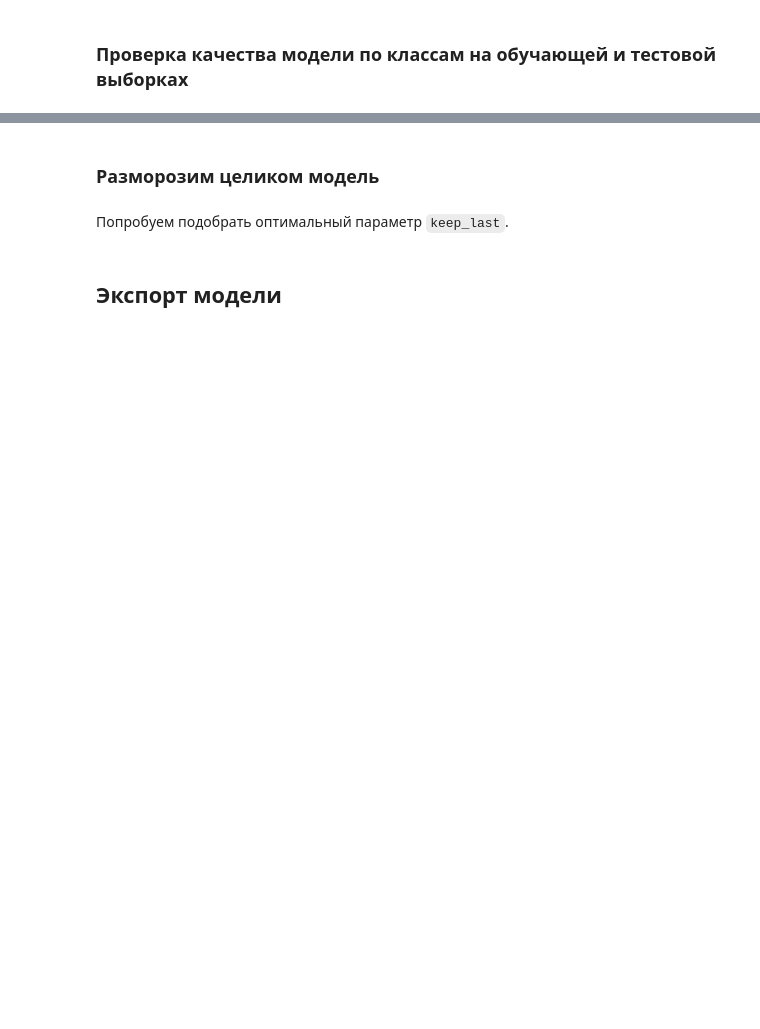
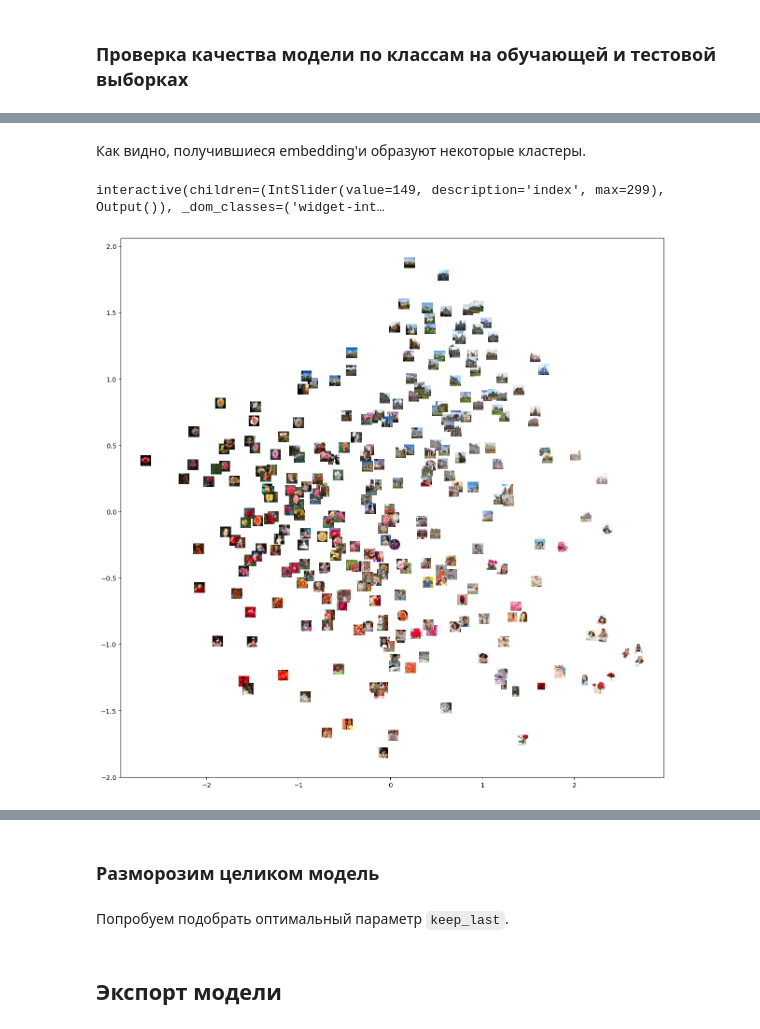
Before and after one commit to DeadlySquad13/t5-2-Neuroscience__Labs, a Jupyter notebook: src/lab5/main.ipynb, the cells around one changed output, grey strips where cells are left out. Drawn from its saved outputs; the diff is of its cells as text; code cells hidden in the pictures; blank space fills up the shorter version.

```diff
--- a/src/lab5/main.ipynb
+++ b/src/lab5/main.ipynb
@@ -551,0 +571,2 @@ compare_classification_reports(dataloader)
+# %%
+results = get_encoder_results(model, dataloader)
@@ -551,0 +575,24 @@ compare_classification_reports(dataloader)
+# %%
+# Тут мы применяем уменьшение размерности к многомерному
+# эмбеддингу, полученному из бутылочного горлышка автоэнкодера.
+# Можете попробовать сделать число нейронов равное 2
+# и тогда данный этап можно пропустить и написать просто:
+# projection = embeddings
+
+from sklearn.decomposition import PCA
+from matplotlib.offsetbox import OffsetImage, AnnotationBbox
+
+def visualize_images_embeddings(images: NDArray, embeddings: NDArray):
+    projections = PCA(n_components=2).fit_transform(embeddings)
+
+    def implot(x, y, image, ax, zoom=1):
+        im = OffsetImage(image, zoom=zoom)
+        ab = AnnotationBbox(im, (x, y), xycoords='data', frameon=False)
+        ax.add_artist(ab)
+        ax.update_datalim(np.column_stack([x, y]))
+        ax.autoscale()
+
+    fig, ax = plt.subplots(1, 1, figsize=(15, 15))
+    for img, x in zip(images, projections):
+        img = img.reshape(32, 32, 3)/255.
+        implot(x[0], x[1], img, ax=ax, zoom=0.5)
@@ -551,0 +601,21 @@ compare_classification_reports(dataloader)
+# %%
+from ipywidgets import interact
+
+def report_encoder_results(images: NDArray, reconstructs: NDArray, embeddings: NDArray):
+    def draw_comparision(index: int):
+       fig, ax = plt.subplots(1, 2, figsize=(10, 5))
+       ax[0].imshow(images[index].reshape(32,32,3)/255.)
+       ax[1].imshow(reconstructs[index].reshape(32,32,3))
+       ax[0].set_title('Оригинал')
+       ax[1].set_title('Восстановленное изображение')
+
+    interact(draw_comparision, index=(0, len(images) - 1))
+
+    visualize_images_embeddings(images, embeddings)
+# %% [markdown]
+Как видно, получившиеся embedding'и образуют некоторые кластеры.
+# %%
+report_encoder_results(**results)
+# %% [output]
+interactive(children=(IntSlider(value=149, description='index', max=299), Output()), _dom_classes=('widget-int…
+[figure, added]
```
Also changed, not shown: parts of 67 cells of this notebook, 1 other file.
